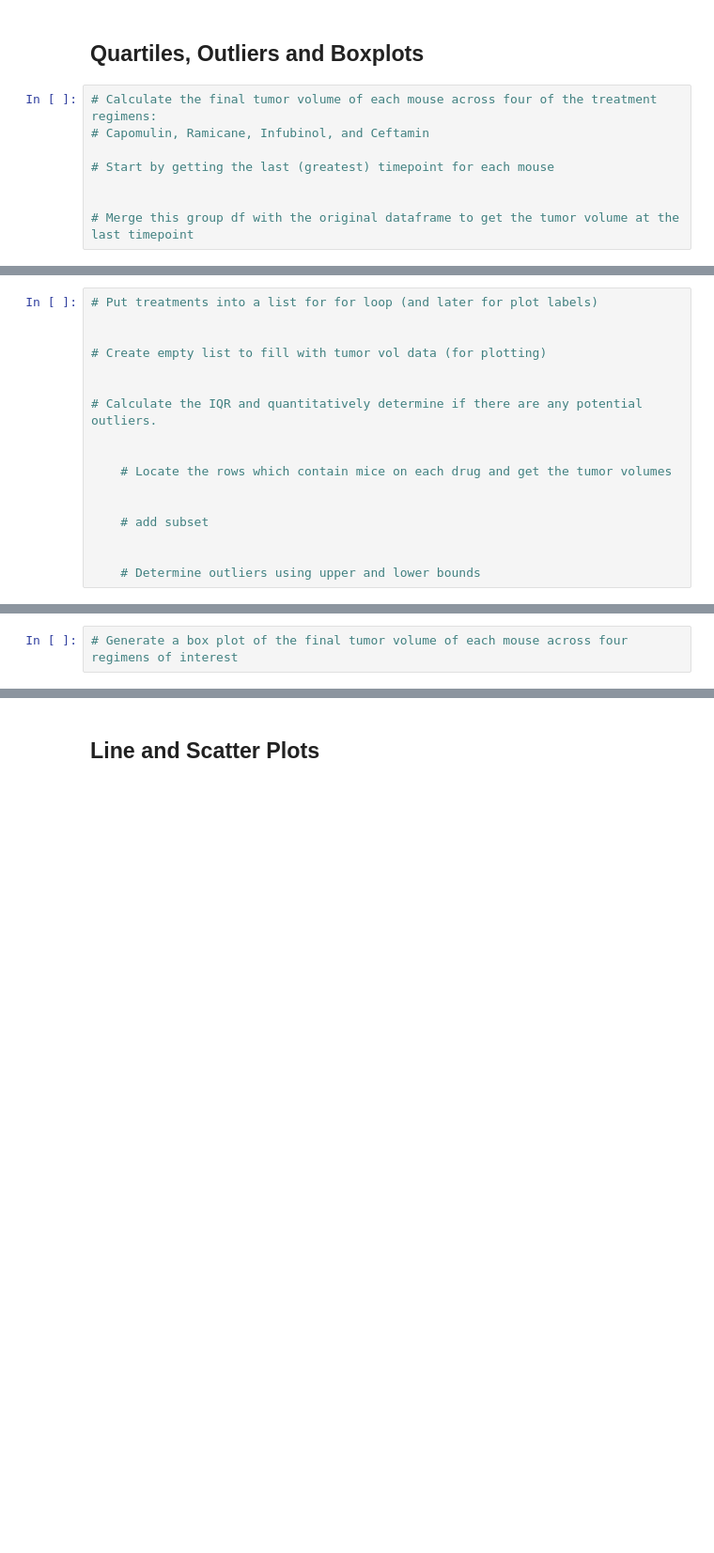
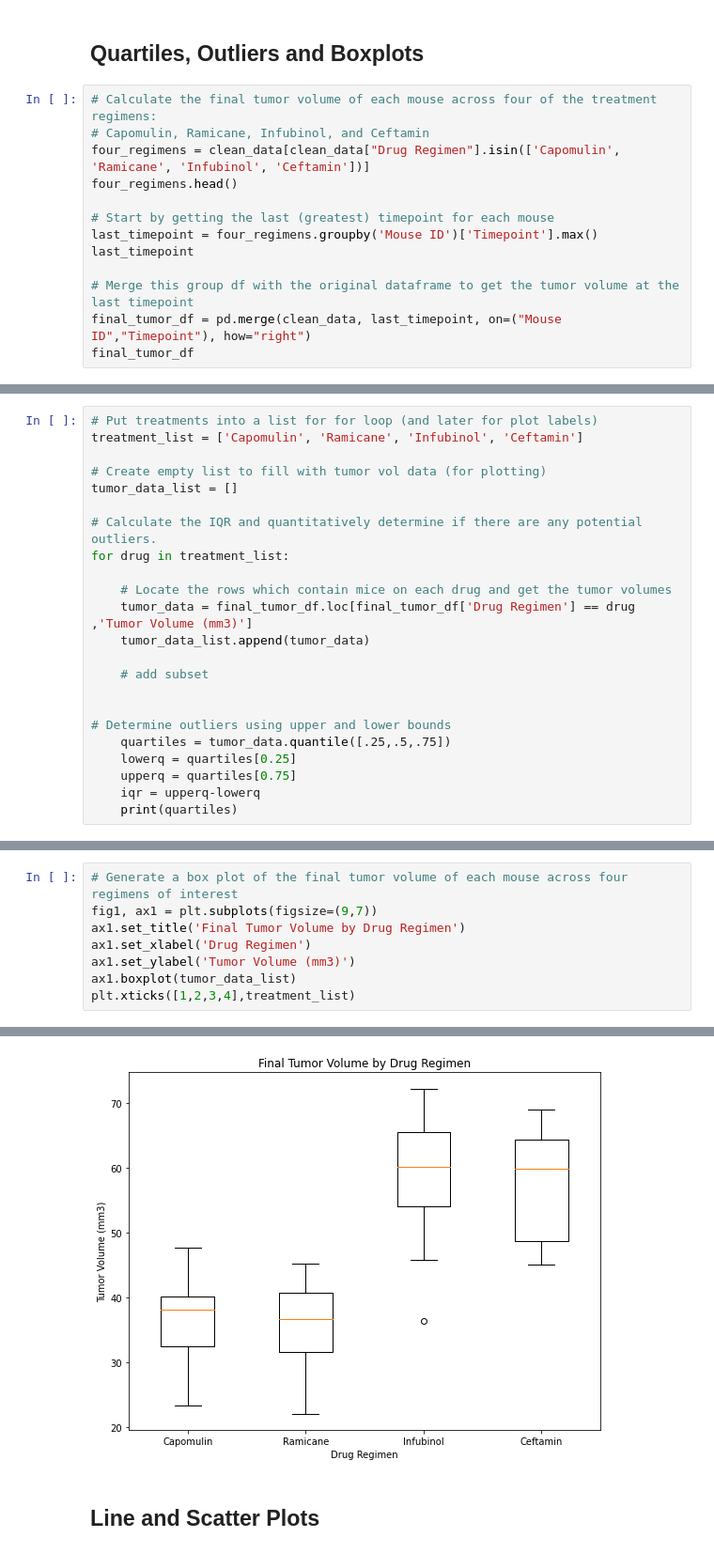
Before and after one commit to kcomalley14/matplotlib-hw, a Jupyter notebook: pymaceuticals_starter.ipynb, the cells around one changed output, grey strips where cells are left out. Shown at 94% size. Drawn from its saved outputs; the diff is of its cells as text; blank space fills up the shorter version.

Commit message:
Quartiles and Outliers done

```diff
--- a/pymaceuticals_starter.ipynb
+++ b/pymaceuticals_starter.ipynb
@@ -168,8 +168,13 @@ plt.show()
 # %%
 # Calculate the final tumor volume of each mouse across four of the treatment regimens:
 # Capomulin, Ramicane, Infubinol, and Ceftamin
+four_regimens = clean_data[clean_data["Drug Regimen"].isin(['Capomulin', 'Ramicane', 'Infubinol', 'Ceftamin'])]
+four_regimens.head()
 
 # Start by getting the last (greatest) timepoint for each mouse
-
+last_timepoint = four_regimens.groupby('Mouse ID')['Timepoint'].max()
+last_timepoint
 
 # Merge this group df with the original dataframe to get the tumor volume at the last timepoint
+final_tumor_df = pd.merge(clean_data, last_timepoint, on=("Mouse ID","Timepoint"), how="right")
+final_tumor_df
@@ -176,17 +195,23 @@ plt.show()
 # %%
 # Put treatments into a list for for loop (and later for plot labels)
-
+treatment_list = ['Capomulin', 'Ramicane', 'Infubinol', 'Ceftamin']
 
 # Create empty list to fill with tumor vol data (for plotting)
-
+tumor_data_list = []
 
 # Calculate the IQR and quantitatively determine if there are any potential outliers.
-
+for drug in treatment_list:
 
     # Locate the rows which contain mice on each drug and get the tumor volumes
-
+    tumor_data = final_tumor_df.loc[final_tumor_df['Drug Regimen'] == drug ,'Tumor Volume (mm3)']
+    tumor_data_list.append(tumor_data)
 
     # add subset
 
 
-    # Determine outliers using upper and lower bounds
+# Determine outliers using upper and lower bounds
+    quartiles = tumor_data.quantile([.25,.5,.75])
+    lowerq = quartiles[0.25]
+    upperq = quartiles[0.75]
+    iqr = upperq-lowerq
+    print(quartiles)
@@ -193,2 +241,9 @@ plt.show()
 # %%
 # Generate a box plot of the final tumor volume of each mouse across four regimens of interest
+fig1, ax1 = plt.subplots(figsize=(9,7))
+ax1.set_title('Final Tumor Volume by Drug Regimen')
+ax1.set_xlabel('Drug Regimen')
+ax1.set_ylabel('Tumor Volume (mm3)')
+ax1.boxplot(tumor_data_list)
+plt.xticks([1,2,3,4],treatment_list)
+# %% [output]
@@ -195,2 +258,3 @@ plt.show()
+[figure, added]
 # %% [markdown]
 ## Line and Scatter Plots
```
Also changed, not shown: parts of 6 cells of this notebook, 2 other files.
